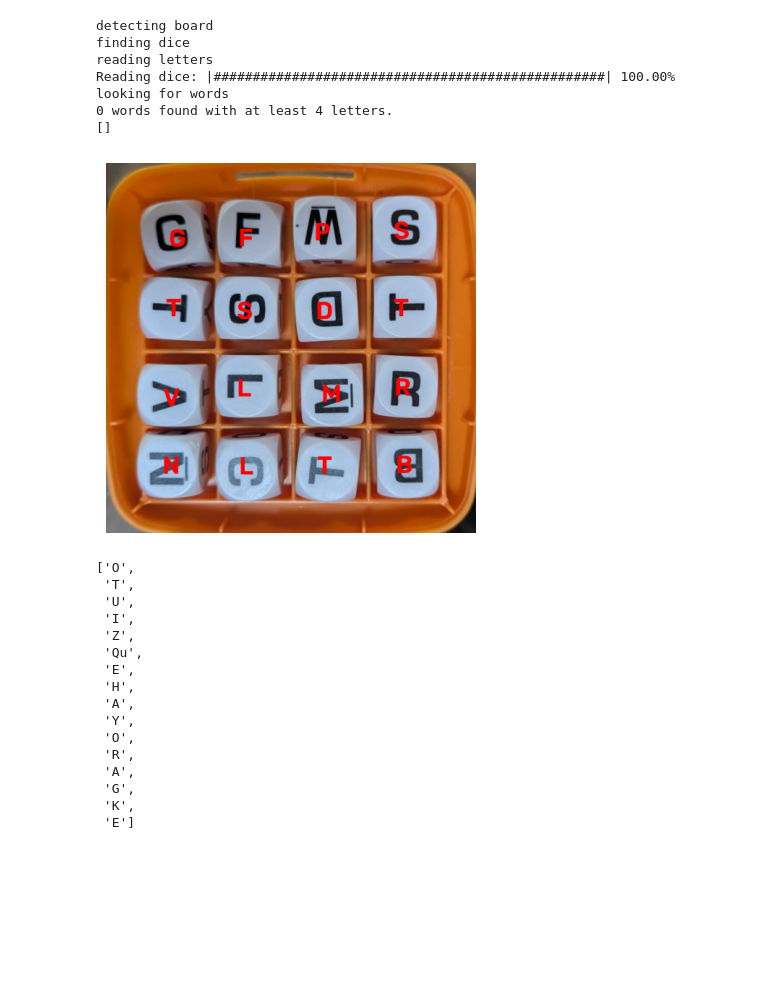
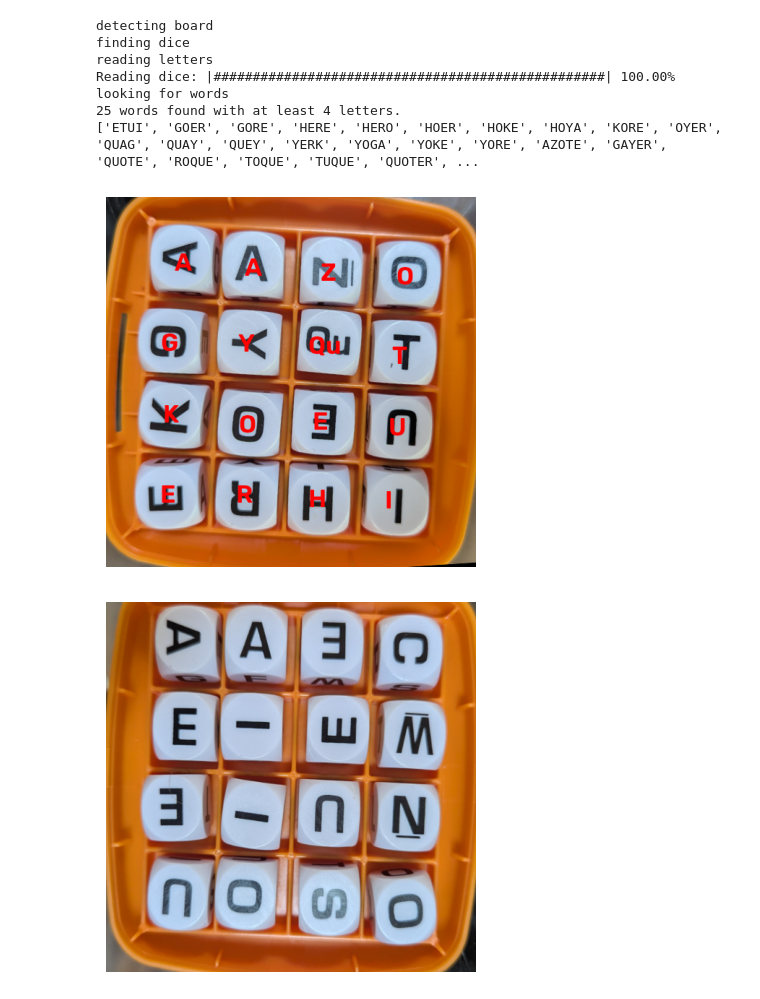
Before and after one commit to mpalang/BoggleSolver, a Jupyter notebook: notebook.ipynb, the cells around one changed output. Cells and saved outputs as stored; diff of their text form; code cells hidden in the pictures; blank space fills up the shorter version.

```diff
--- a/notebook.ipynb
+++ b/notebook.ipynb
@@ -7,35 +7,20 @@ from utils.paths import TRAININGSIMAGES as ti
 from recognition.image_processing import show
 img_paths = list(ti.glob('*.jpg'))
 # %%
-b = BoggleSolver(img_paths[13], auto_solve = True)
+b = BoggleSolver(img_paths[4], auto_solve = True)
 from recognition.dice import draw_dice
 print(b.valid_words)
 show(draw_dice(b.board, b.dice_squares, b.letters))
 # %% [output]
 detecting board
 finding dice
 reading letters
 Reading dice: |##################################################| 100.00%
 looking for words
-0 words found with at least 4 letters.
-[]
+25 words found with at least 4 letters.
+['ETUI', 'GOER', 'GORE', 'HERE', 'HERO', 'HOER', 'HOKE', 'HOYA', 'KORE', 'OYER', 'QUAG', 'QUAY', 'QUEY', 'YERK', 'YOGA', 'YOKE', 'YORE', 'AZOTE', 'GAYER', 'QUOTE', 'ROQUE', 'TOQUE', 'TUQUE', 'QUOTER', ...
-[figure, old version]
+[figure, new version]
 # %%
-b.letters
+show(b.board)
 # %% [output]
-['O',
- 'T',
- 'U',
- 'I',
- 'Z',
- 'Qu',
- 'E',
- 'H',
- 'A',
- 'Y',
- 'O',
- 'R',
- 'A',
- 'G',
- 'K',
- 'E']
+[figure, added]
```
Also changed, not shown: 4 other files.
